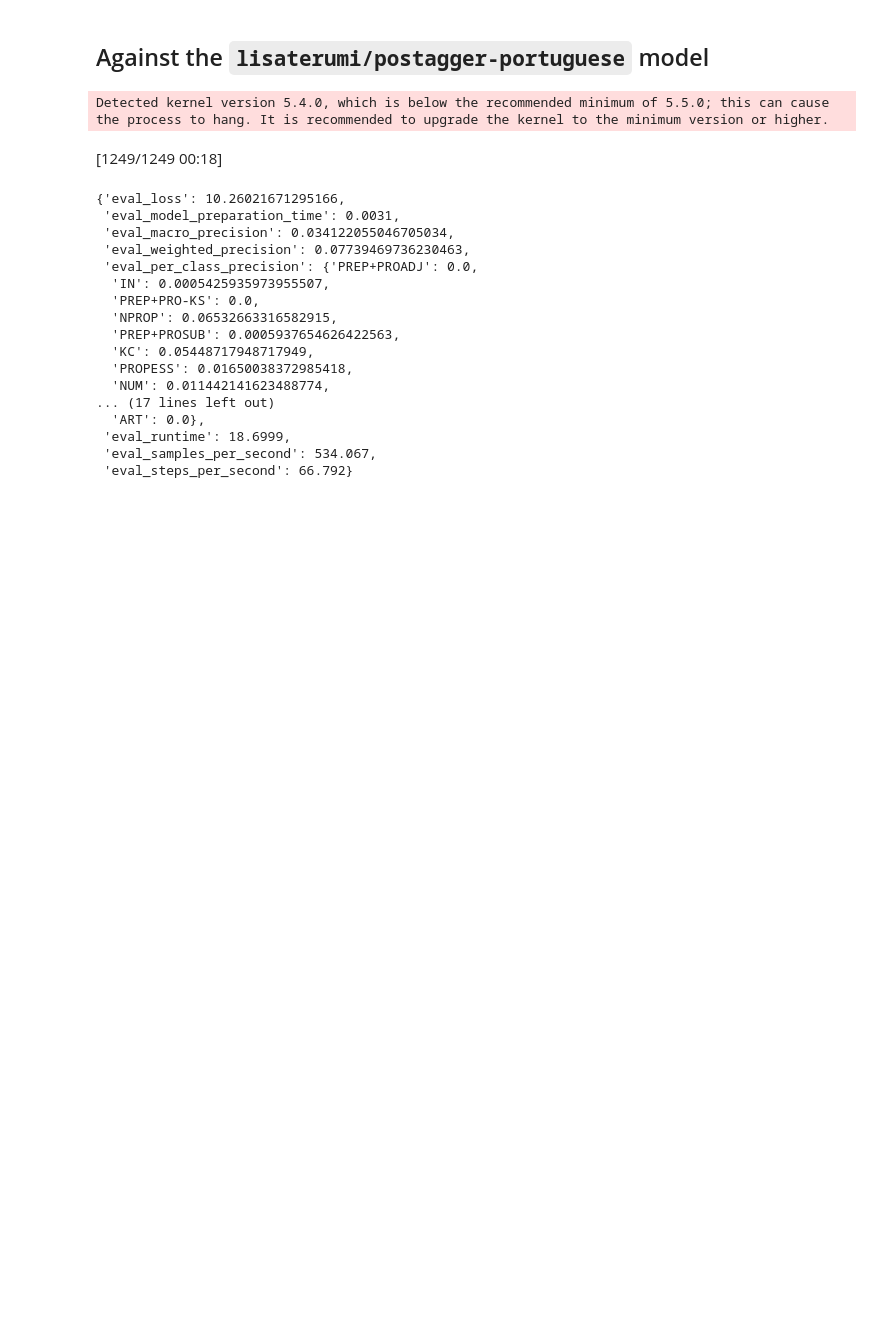
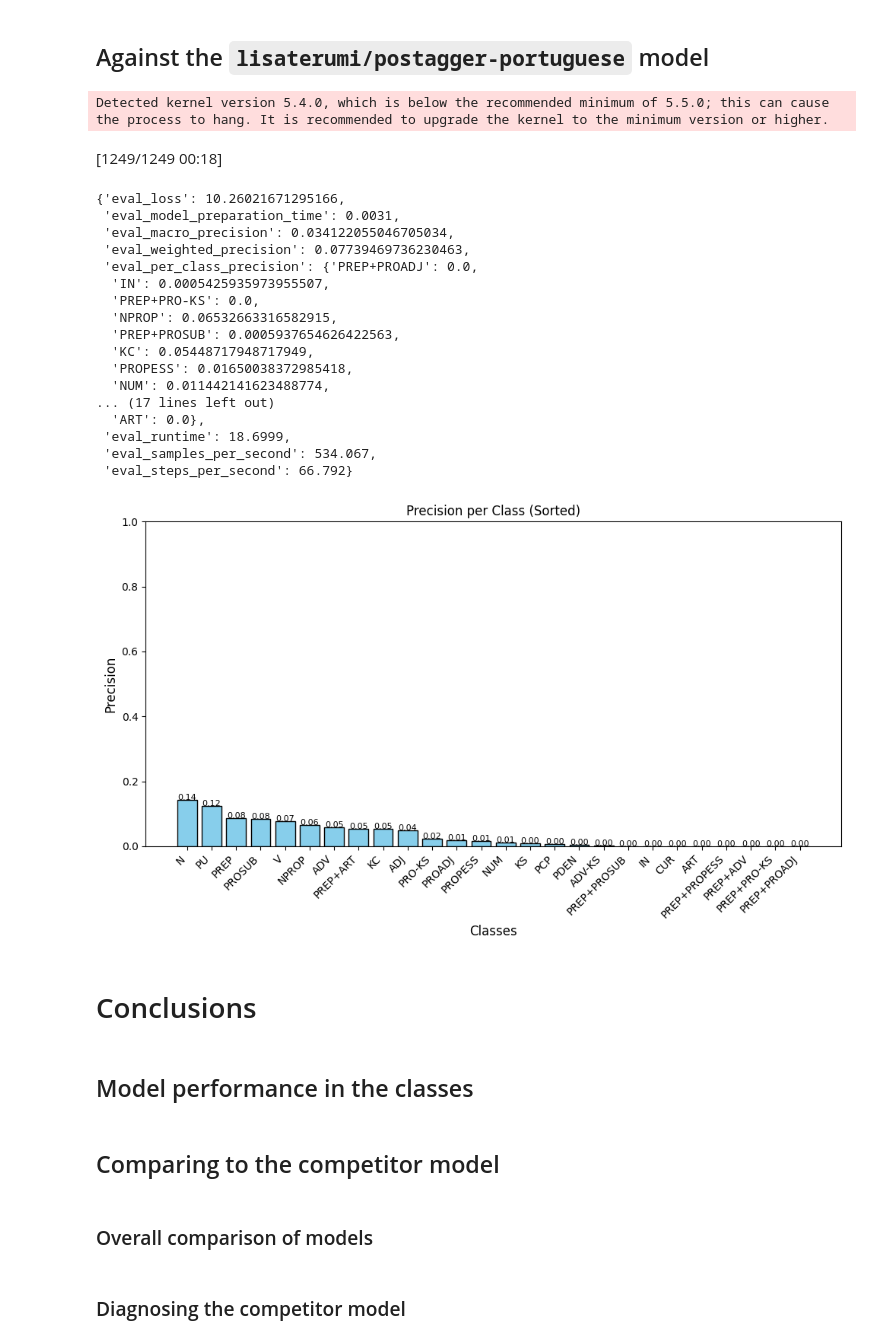
Before and after one commit to marcoVinha/nlp-tp2, a Jupyter notebook: notebooks/nlp_tp2.ipynb, the cells around one changed output. Cells and saved outputs as stored; diff of their text form; code cells hidden in the pictures; blank space fills up the shorter version.

```diff
--- a/notebooks/nlp_tp2.ipynb
+++ b/notebooks/nlp_tp2.ipynb
@@ -521,3 +521,17 @@ eval_results_comparison
  'eval_runtime': 18.6999,
  'eval_samples_per_second': 534.067,
  'eval_steps_per_second': 66.792}
+# %%
+plot_class_precisions(eval_results_comparison["eval_per_class_precision"])
+# %% [output]
+[figure, added]
+# %% [markdown]
+# Conclusions
+# %% [markdown]
+## Model performance in the classes
+# %% [markdown]
+## Comparing to the competitor model
+# %% [markdown]
+### Overall comparison of models
+# %% [markdown]
+### Diagnosing the competitor model
```
Also changed, not shown: parts of 4 cells of this notebook.
